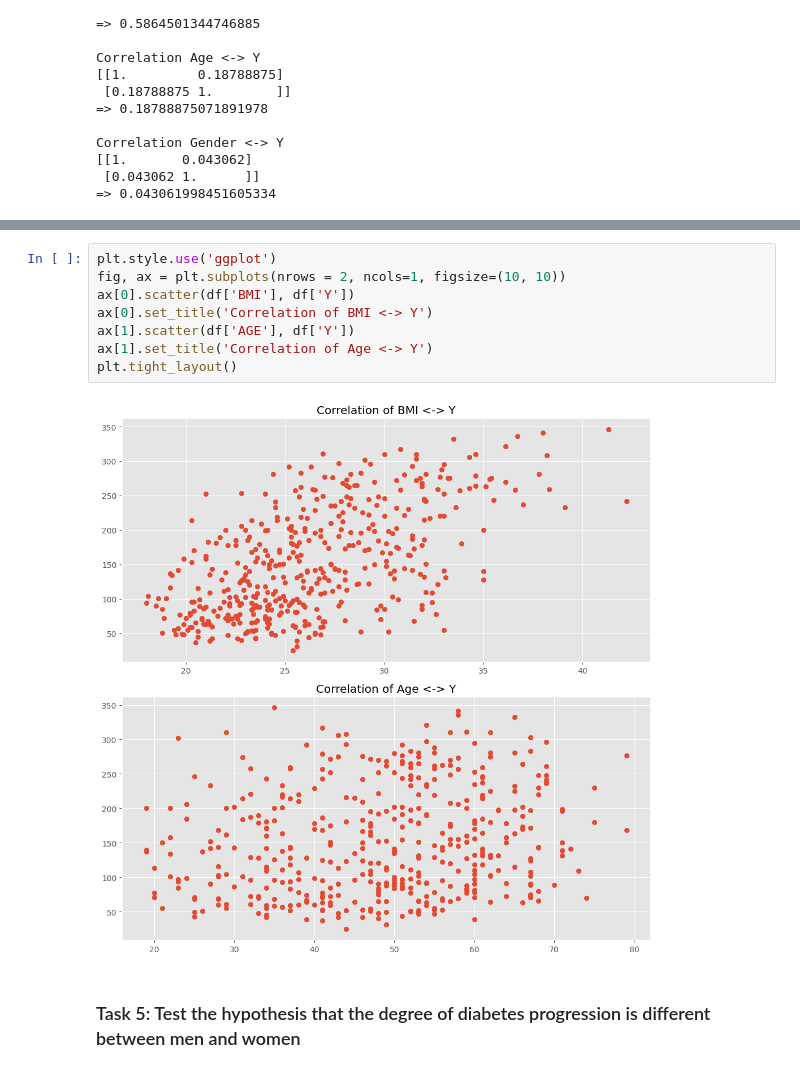
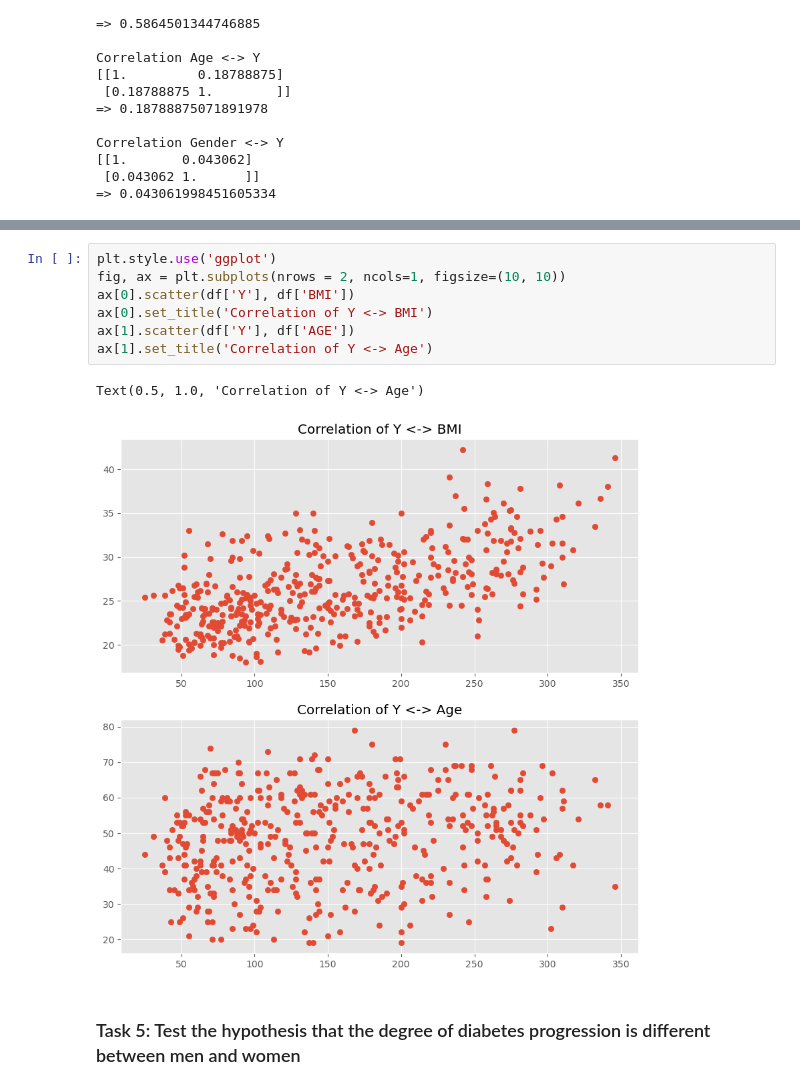
Before and after one commit to wolfJaeger/Data-Science-For-Beginners, a Jupyter notebook: 1-Introduction/04-stats-and-probability/assignment.ipynb, the cells around one changed output, grey strips where cells are left out. Cells and saved outputs as stored; diff of their text form.

```diff
--- a/1-Introduction/04-stats-and-probability/assignment.ipynb
+++ b/1-Introduction/04-stats-and-probability/assignment.ipynb
@@ -109,13 +131,13 @@ Correlation Gender <-> Y
 # %%
 plt.style.use('ggplot')
 fig, ax = plt.subplots(nrows = 2, ncols=1, figsize=(10, 10))
-ax[0].scatter(df['BMI'], df['Y'])
-ax[0].set_title('Correlation of BMI <-> Y')
-ax[1].scatter(df['AGE'], df['Y'])
-ax[1].set_title('Correlation of Age <-> Y')
-plt.tight_layout()
+ax[0].scatter(df['Y'], df['BMI'])
+ax[0].set_title('Correlation of Y <-> BMI')
+ax[1].scatter(df['Y'], df['AGE'])
+ax[1].set_title('Correlation of Y <-> Age')
 # %% [output]
+Text(0.5, 1.0, 'Correlation of Y <-> Age')
-[figure, old version]
+[figure, new version]
 # %% [markdown]
 ### Task 5: Test the hypothesis that the degree of diabetes progression is different between men and women
 # %%
```
Also changed, not shown: parts of 4 cells of this notebook.
